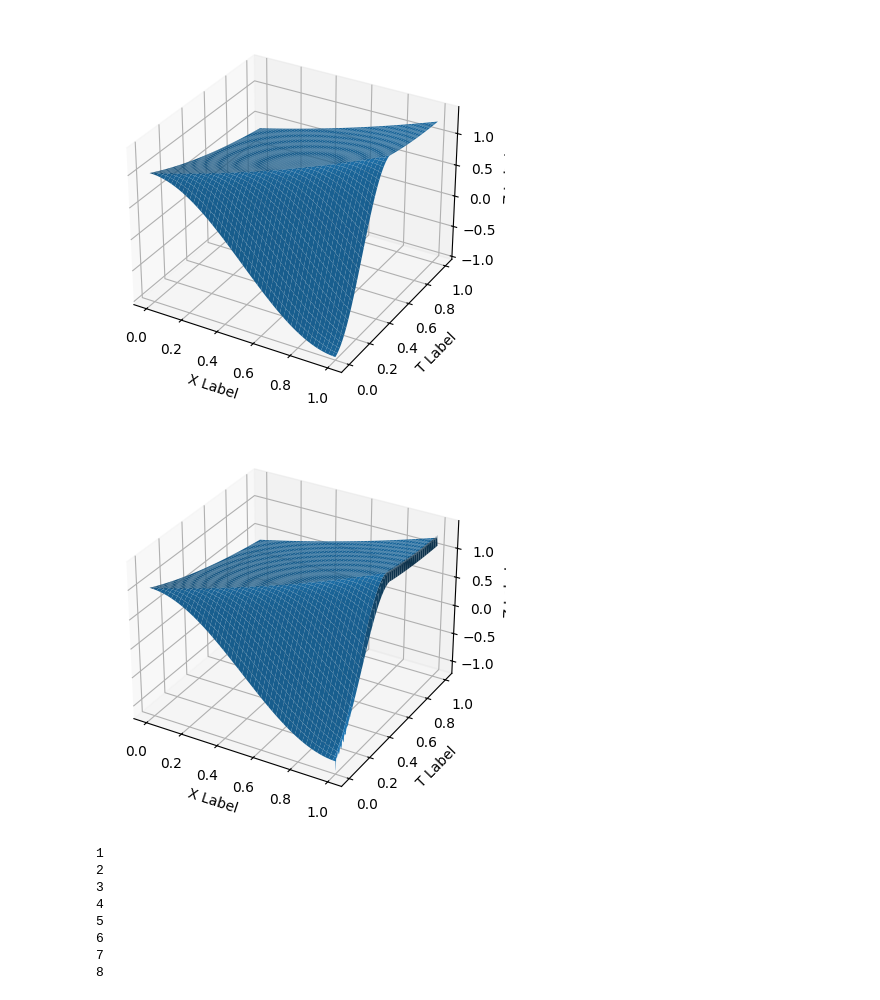
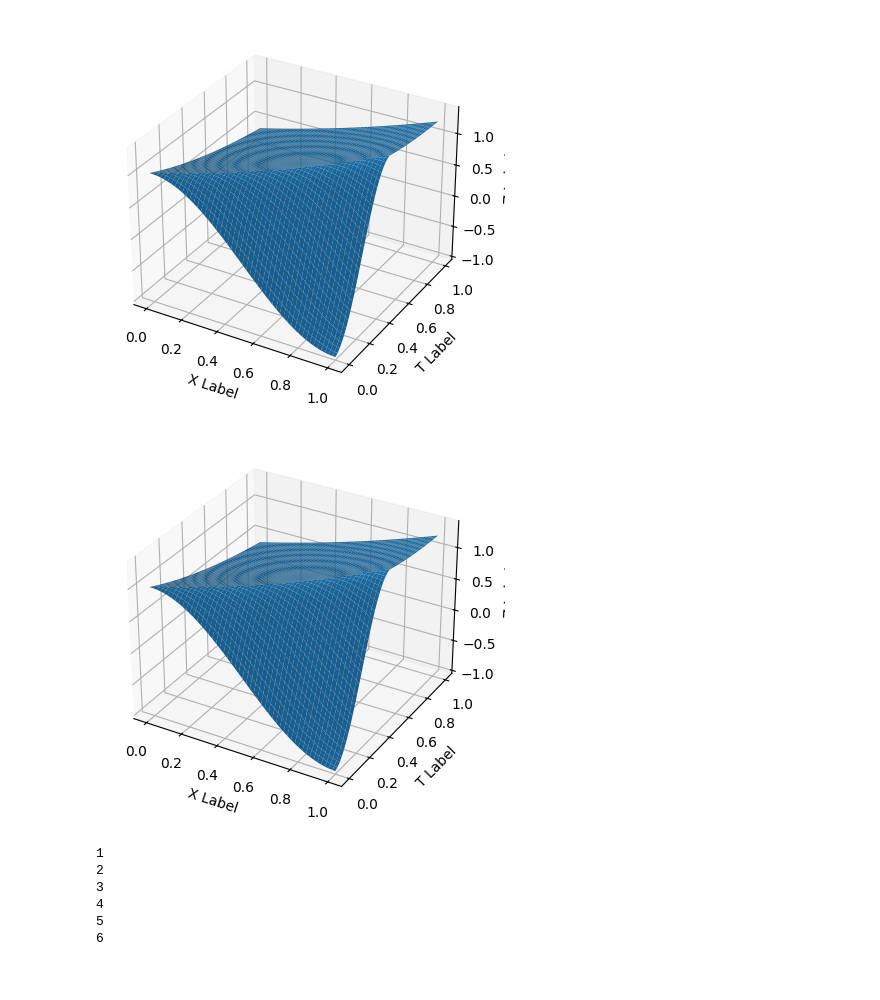
Before and after one commit to NeroMipt/Computational-math, a Jupyter notebook: lab5.ipynb, the cells around one changed output. Drawn from its saved outputs; the diff is of its cells as text; code cells hidden in the pictures.

```diff
--- a/lab5.ipynb
+++ b/lab5.ipynb
@@ -21,7 +21,7 @@ K = int(T / tau)
 M = int(X/h)
 # %%
 def angle():
-    Cell = np.zeros((K, M+1))
+    Cell = np.zeros((K, M))
     for i in range(0, M):
         Cell[0][i] = np.cos(np.pi * h * i)
 
@@ -31,7 +31,7 @@ def angle():
 
 
     for i in range(K-1):
-       for j in range(1, M+1):
+       for j in range(1, M):
            Cell[i+1][j] = Cell[i][j] + tau*(h*j + tau*i - 2*(Cell[i][j] - Cell[i][j-1])/h)
 
 
@@ -44,7 +44,6 @@ def angle():
     return U
 
 U = angle()
-
 fig = plt.figure()
 ax = fig.add_subplot(111, projection='3d')
 x = np.linspace(0.0, 1.0, M)
@@ -63,7 +62,7 @@ plt.show()
 [figure]
 # %%
 def square():
-    Cell = np.zeros((K, M+1))
+    Cell = np.zeros((K, M))
     for i in range(0, M):
         Cell[0][i] = np.cos(np.pi * h * i)
 
@@ -73,7 +72,7 @@ def square():
 
 
     for i in range(K-1):
-       for j in range(1, M+1):
+       for j in range(1, M):
            Cell[i+1][j] = 2*(tau*(i + 0.5) + h*(j + 0.5) - (-1 * Cell[i+1][j-1] + Cell[i][j] - Cell[i][j-1])/h - (Cell[i+1][j-1] - Cell[i][j-1] - Cell[i][j])/(2*tau))/(2/h + 1/tau)
 
 
@@ -104,45 +103,49 @@ plt.show()
 [figure]
 # %%
 def four_point():
-    Cell = np.zeros((K, M+2))
+    Cell = np.zeros((K, M))
     for i in range(0, M):
         Cell[0][i] = np.cos(np.pi * h * i)
 
     for i in range(K):
         Cell[i][0] = np.exp(-1 * i * tau)
 
-
-
+    c = 2 * tau / h
+    S_deriv_term = (tau**2 / 2.0) * (1.0 - 2.0)
     for i in range(K-1):
-       for j in range(1, M+1):
+       for j in range(1, M-1):
+           # Cell[i+1, j] = (1-c**2)*Cell[i,j] + (c**2/2 - c/2)*Cell[i,j+1] \
+           #                  + (c**2/2 + c/2)*Cell[i,j-1] + tau * (h*j + tau*i) + S_deriv_term
            Cell[i+1][j] = Cell[i][j] + tau*(tau * i + h * j + 2*tau*(Cell[i][j+1] - 2*Cell[i][j] + Cell[i][j-1])/(h*h) - (Cell[i][j+1] - Cell[i][j-1]) / (h))
+       # Cell[i+1][M-1] = (1-c)*Cell[i][M-1] + c*Cell[i][M-2] + tau * (h*(M-1) + tau*i)
+       Cell[i+1][M-1] = Cell[i][M-1] + tau*(h*(M-1) + tau*i - 2*(Cell[i][M-1] - Cell[i][M-2])/h)
 
 
     U = np.zeros((K, M))
 
     for i in range(K):
         for j in range(M):
             U[i][j] = Cell[i][j]
     return U
 
 U = four_point()
 
 fig = plt.figure()
 ax = fig.add_subplot(111, projection='3d')
 x = np.linspace(0.0, 1.0, M)
 t = np.linspace(0.0, 1.0, K)
 X, T = np.meshgrid(x, t)
 
 
 ax.plot_surface(X, T, U)
 
 ax.set_xlabel('X Label')
 ax.set_ylabel('T Label')
 ax.set_zlabel('Z Label')
 
 plt.show()
 # %% [output]
-[figure, old version]
+[figure, new version]
 # %%
 arr_mismatch = []
 # %%
@@ -155,15 +158,17 @@ h = 0.04
 tau_i = 0.01
 h_i = 0.04
 
-for st in range(1, 9):
+for st in range(1, 7):
     print(st)
     K = int(T / tau)
     M = int(X/h)
     U = angle()
     error = np.zeros((K, M))
+
     for i in range(K):
         for j in range(M):
             error[i][j] = np.abs(U[i][j] - analic(i*tau, j*h))
+
     medium = np.sum(error) / (K*M)
     for i in range(K):
         for j in range(M):
@@ -191,8 +196,6 @@ arr_mismatch.append(mismatch)
 4
 5
 6
-7
-8
 # %%
 steps = np.array([])
 mismatch = np.array([])
```
Also changed, not shown: parts of 3 cells of this notebook.
